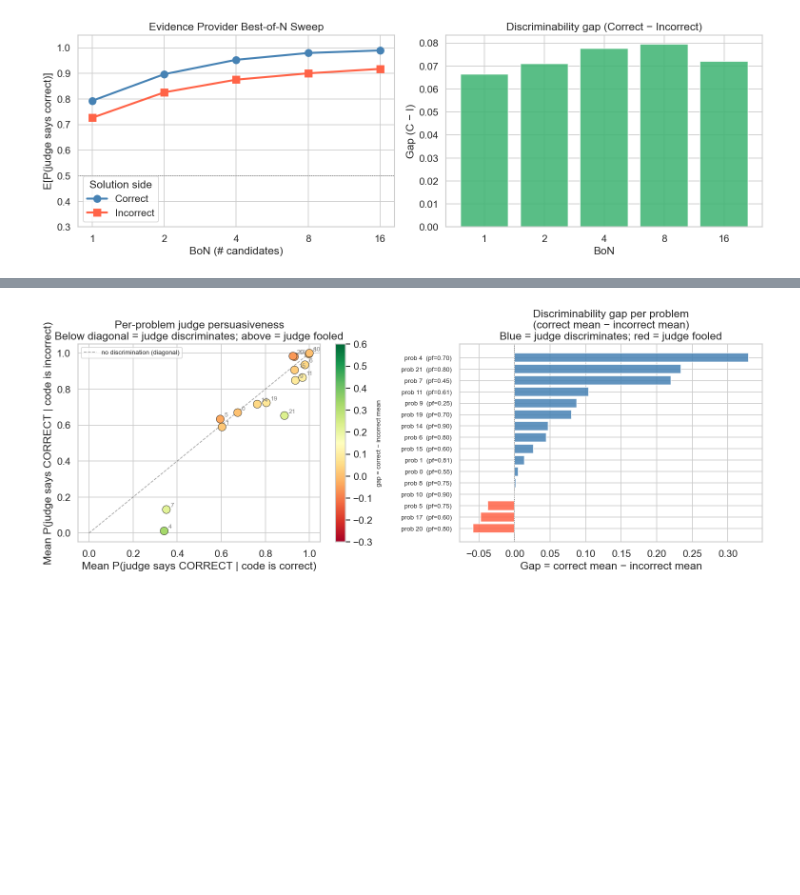
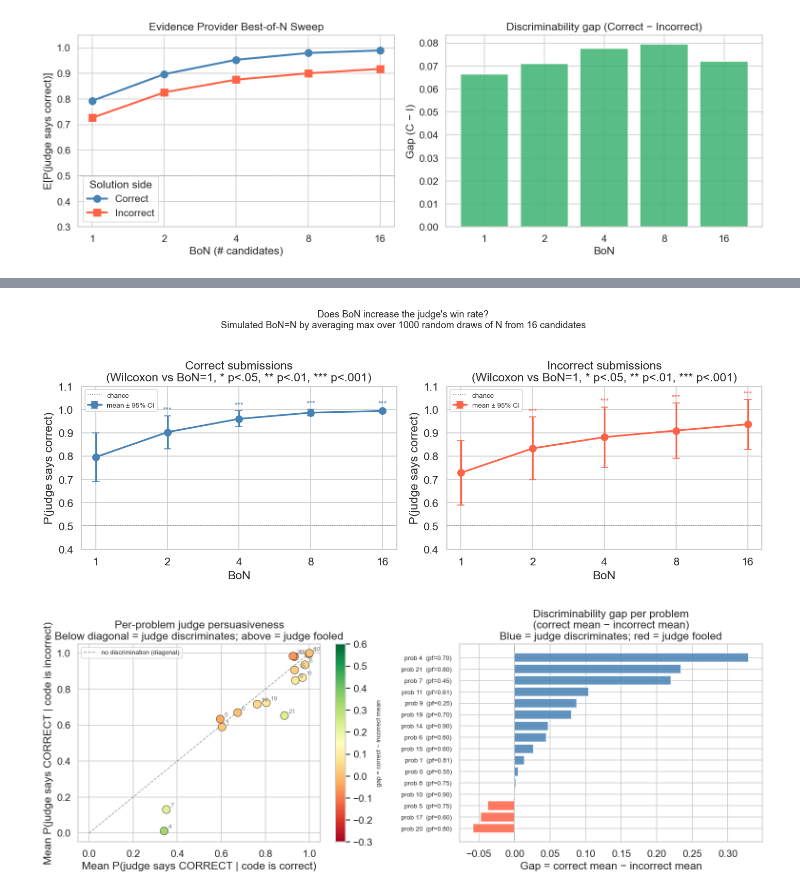
Before and after one commit to yyyyykh/apps-results-notebook, a Jupyter notebook: apps_results.ipynb, the cells around one changed output, grey strips where cells are left out. Cells and saved outputs as stored; diff of their text form; code cells hidden in the pictures; blank space fills up the shorter version.

```diff
--- a/apps_results.ipynb
+++ b/apps_results.ipynb
@@ -152,0 +213,93 @@ if not bon_df.empty:
+# %%
+# ── Statistical test: does persuasiveness increase with BoN? ─────────────────
+# Per-problem data: 16 soft P(judge=correct) scores per problem.
+# BoN=N score = average of max(random sample of N candidates) over many draws.
+# Wilcoxon signed-rank test (one-tailed, paired per problem): BoN=N > BoN=1.
+# Spearman correlation tests overall monotone trend.
+
+from scipy import stats as scipy_stats
+
+lp_path = RESULTS / "evidence_logprobs.json"
+lp_data = json.loads(lp_path.read_text()) if lp_path.exists() else {}
+
+if lp_path.exists():
+    rng = np.random.default_rng(42)
+    BON_VALS = [1, 2, 4, 8, 16]
+    N_REPS   = 1000
+
+    def bon_scores(candidates_list, n):
+        """For each problem, simulate BoN=n: mean of max over N_REPS random draws."""
+        out = []
+        for cands in candidates_list:
+            cands = np.array(cands)
+            m = min(n, len(cands))
+            # Each of the N_REPS draws is an independent without-replacement sample
+            draws = np.array([rng.choice(cands, size=m, replace=False) for _ in range(N_REPS)])
+            out.append(draws.max(axis=1).mean())
+        return np.array(out)
+
+    results = {}
+    for side in ["correct", "incorrect"]:
+        candidates_list = [r["p_correct_per_candidate"] for r in lp_data[side]]
+        bon1_scores = bon_scores(candidates_list, 1)
+        rows = []
+        for n in BON_VALS:
+            scores_n = bon_scores(candidates_list, n)
+            stat, p = scipy_stats.wilcoxon(scores_n, bon1_scores,
+                                            alternative="greater") if n > 1 else (np.nan, np.nan)
+            rows.append({
+                "bon": n,
+                "mean": scores_n.mean(),
+                "se":   scores_n.std() / np.sqrt(len(scores_n)),
+                "p_vs_bon1": p,
+            })
+        results[side] = pd.DataFrame(rows)
+
+    # Spearman correlation: BoN vs mean score
+    print("Spearman correlation (BoN vs mean win rate):")
+    for side in ["correct", "incorrect"]:
+        df = results[side]
+        rho, p_sp = scipy_stats.spearmanr(df["bon"], df["mean"])
+        print(f"  {side:12s}: rho={rho:.3f}, p={p_sp:.4f}")
+
+    print()
+    print("Wilcoxon signed-rank test (one-tailed: BoN=N > BoN=1):")
+    print(f"  {'BoN':>4} | {'correct mean':>12} {'p':>8} | {'incorrect mean':>14} {'p':>8}")
+    print("  " + "-"*55)
+    for i in range(len(BON_VALS)):
+        cr = results["correct"].iloc[i]
+        ir = results["incorrect"].iloc[i]
+        p_c = f"{cr.p_vs_bon1:.4f}" if not np.isnan(cr.p_vs_bon1) else "baseline"
+        p_i = f"{ir.p_vs_bon1:.4f}" if not np.isnan(ir.p_vs_bon1) else "baseline"
+        print(f"  {int(cr.bon):>4} | {cr['mean']:>12.4f} {p_c:>8} | {ir['mean']:>14.4f} {p_i:>8}")
+
+    # Plot with 95% CI
+    fig, axes = plt.subplots(1, 2, figsize=(12, 4.5), sharey=False)
+    for ax, side, color in zip(axes, ["correct", "incorrect"], ["steelblue", "tomato"]):
+        df = results[side]
+        ax.errorbar(df["bon"], df["mean"], yerr=1.96 * df["se"],
+                    color=color, marker="o", lw=2, markersize=8, capsize=4,
+                    label="mean ± 95% CI")
+        ax.axhline(0.5, color="grey", linestyle=":", lw=1, label="chance")
+        # Annotate p-values
+        for _, row in df.iterrows():
+            if not np.isnan(row.p_vs_bon1):
+                sig = "***" if row.p_vs_bon1 < 0.001 else ("**" if row.p_vs_bon1 < 0.01
+                      else ("*" if row.p_vs_bon1 < 0.05 else "ns"))
+                ax.annotate(sig, (row.bon, row["mean"] + 1.96*row.se + 0.015),
+                            ha="center", fontsize=9, color=color)
+        ax.set(xscale="log", xlabel="BoN", ylabel="P(judge says correct)",
+               title=f"{'Correct' if side=='correct' else 'Incorrect'} submissions\n"
+                     f"(Wilcoxon vs BoN=1, * p<.05, ** p<.01, *** p<.001)",
+               ylim=(0.4, 1.1))
+        ax.xaxis.set_major_formatter(mticker.ScalarFormatter())
+        ax.set_xticks(BON_VALS)
+        ax.legend(fontsize=8)
+
+    plt.suptitle("Does BoN increase the judge\'s win rate?\n"
+                 "Simulated BoN=N by averaging max over 1000 random draws of N from 16 candidates",
+                 y=1.02, fontsize=11)
+    plt.tight_layout()
+    plt.savefig(RESULTS / "bon_significance.png", dpi=150, bbox_inches="tight")
+    plt.show()
+# %% [output]
@@ -153,3 +318,4 @@ if not bon_df.empty:
+[figure, added]
 # %%
 lp_path = RESULTS / "evidence_logprobs.json"
 lp_data = json.loads(lp_path.read_text()) if lp_path.exists() else {}
```
Also changed, not shown: parts of 10 cells of this notebook.
